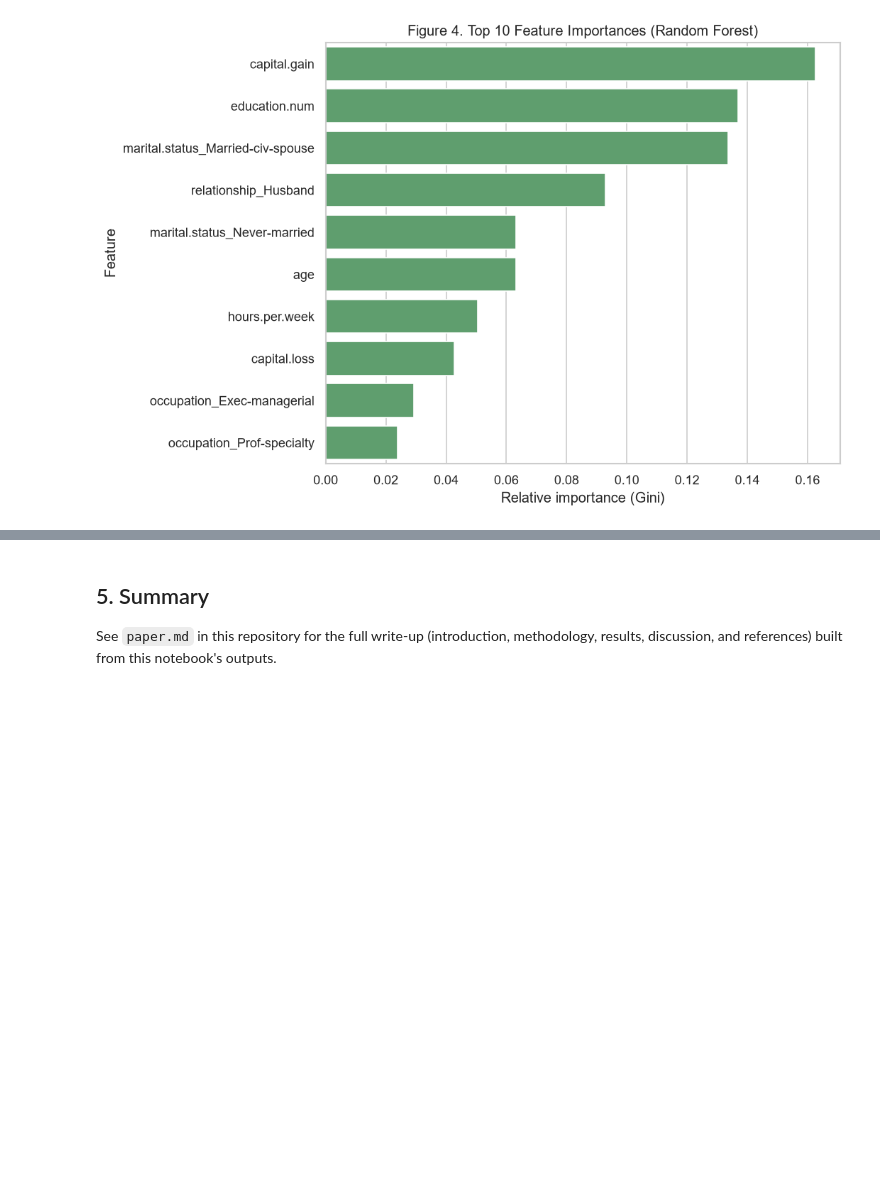
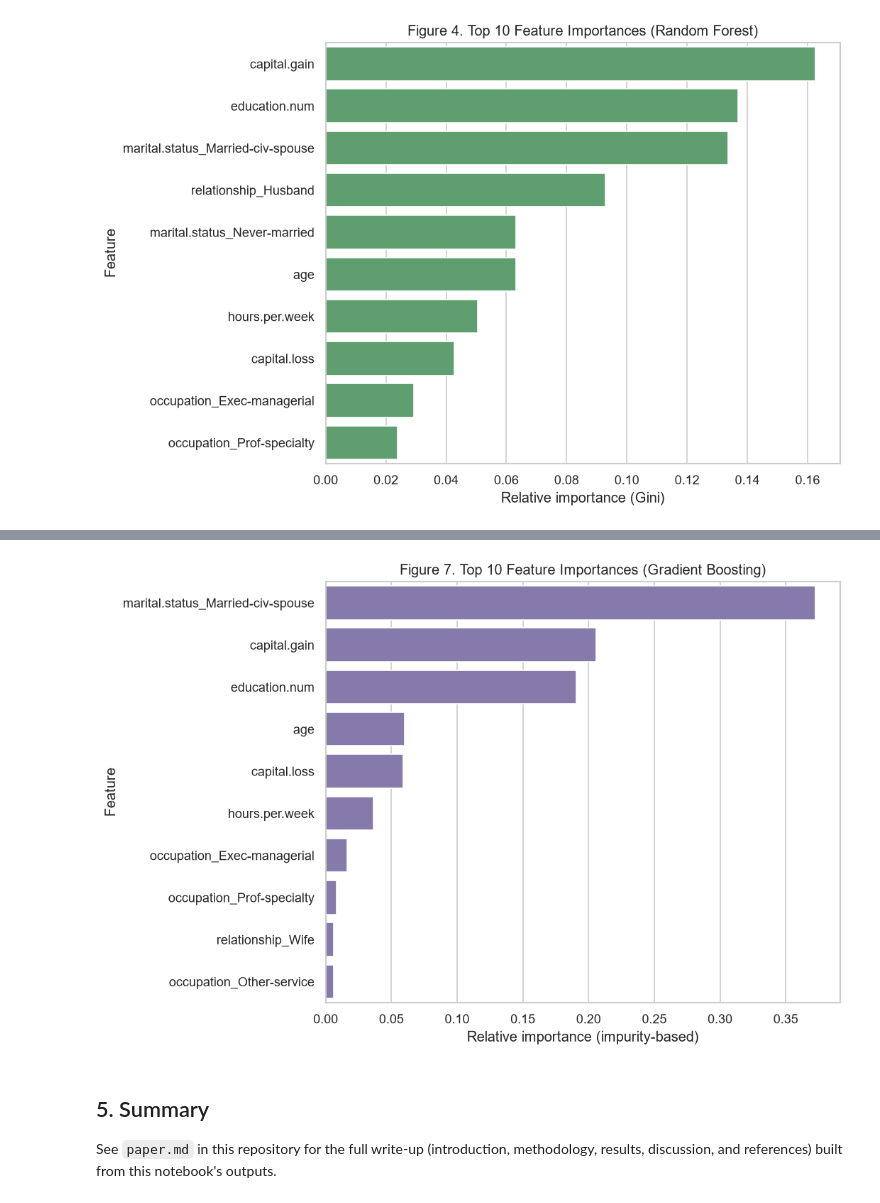
Before and after one commit to tamim7081/Adult-census-Income, a Jupyter notebook: income_analysis.ipynb, the cells around one changed output, grey strips where cells are left out. Saved outputs shown, nothing was run; the diff lists cells and outputs as text; code cells hidden in the pictures; blank space fills up the shorter version.

```diff
--- a/income_analysis.ipynb
+++ b/income_analysis.ipynb
@@ -169,3 +221,25 @@ plt.show()
+# %%
+gb_pipe = fitted['Gradient Boosting']
+
+ohe = gb_pipe.named_steps['prep'].named_transformers_['cat']
+cat_names = ohe.get_feature_names_out(categorical_features)
+all_names = list(numeric_features) + list(cat_names)
+
+importances = gb_pipe.named_steps['clf'].feature_importances_
+
+imp_series = pd.Series(
+    importances, index=all_names
+).sort_values(ascending=False).head(10)
+
+fig, ax = plt.subplots(figsize=(9, 6))
+sns.barplot(x=imp_series.values, y=imp_series.index, ax=ax, color='#8172B2')
+ax.set_xlabel('Relative importance (impurity-based)')
+ax.set_ylabel('Feature')
+ax.set_title('Figure 7. Top 10 Feature Importances (Gradient Boosting)')
+plt.tight_layout()
+plt.show()
+# %% [output]
+[figure, added]
 # %% [markdown]
 ## 5. Summary
 
```
Also changed, not shown: parts of 4 cells of this notebook.
